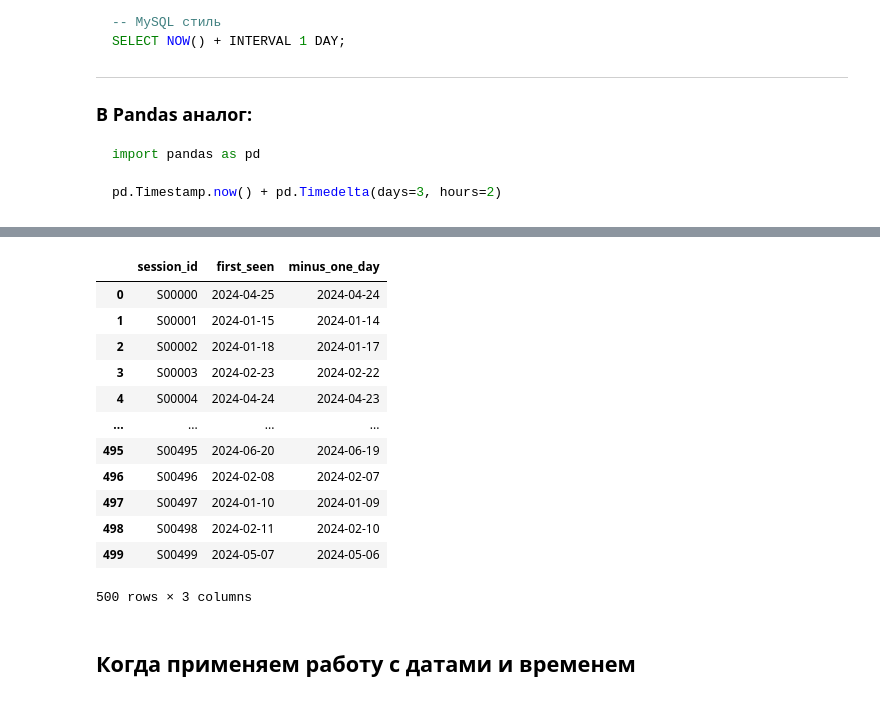
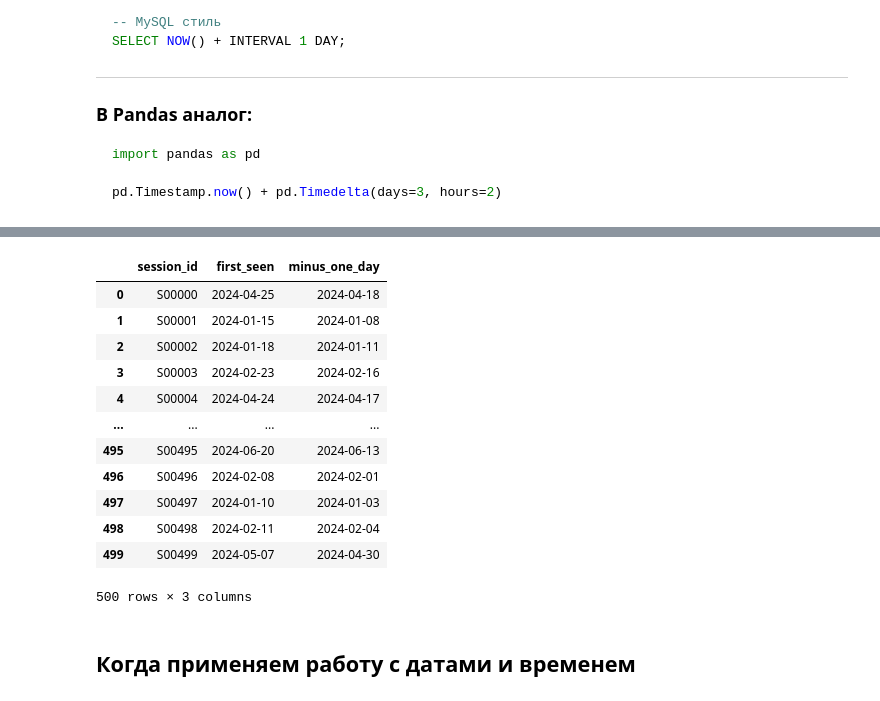
Before and after one commit to cpython-projects/da_1709, a Jupyter notebook: lesson_23_part_2.ipynb, the cells around one changed output, grey strips where cells are left out. Drawn from its saved outputs; the diff is of its cells as text; code cells hidden in the pictures.

```diff
--- a/lesson_23_part_2.ipynb
+++ b/lesson_23_part_2.ipynb
@@ -319,23 +320,23 @@ with engine.connect() as connection:
 # %%
 query = """
-SELECT session_id, first_seen, first_seen - INTERVAL '1 day' AS minus_one_day FROM app_sessions;
+SELECT session_id, first_seen, first_seen - INTERVAL '1 week' AS minus_one_day FROM app_sessions;
 """
 
 df = pd.read_sql(text(query), engine)
 df
 # %% [output]
 |  | session_id | first_seen | minus_one_day |
-| 0 | S00000 | 2024-04-25 | 2024-04-24 |
-| 1 | S00001 | 2024-01-15 | 2024-01-14 |
-| 2 | S00002 | 2024-01-18 | 2024-01-17 |
-| 3 | S00003 | 2024-02-23 | 2024-02-22 |
-| 4 | S00004 | 2024-04-24 | 2024-04-23 |
+| 0 | S00000 | 2024-04-25 | 2024-04-18 |
+| 1 | S00001 | 2024-01-15 | 2024-01-08 |
+| 2 | S00002 | 2024-01-18 | 2024-01-11 |
+| 3 | S00003 | 2024-02-23 | 2024-02-16 |
+| 4 | S00004 | 2024-04-24 | 2024-04-17 |
 | ... | ... | ... | ... |
-| 495 | S00495 | 2024-06-20 | 2024-06-19 |
-| 496 | S00496 | 2024-02-08 | 2024-02-07 |
-| 497 | S00497 | 2024-01-10 | 2024-01-09 |
-| 498 | S00498 | 2024-02-11 | 2024-02-10 |
-| 499 | S00499 | 2024-05-07 | 2024-05-06 |
+| 495 | S00495 | 2024-06-20 | 2024-06-13 |
+| 496 | S00496 | 2024-02-08 | 2024-02-01 |
+| 497 | S00497 | 2024-01-10 | 2024-01-03 |
+| 498 | S00498 | 2024-02-11 | 2024-02-04 |
+| 499 | S00499 | 2024-05-07 | 2024-04-30 |
 500 rows × 3 columns
 # %% [markdown]
 ## Когда применяем работу с датами и временем
```
Also changed, not shown: parts of 13 cells of this notebook.
